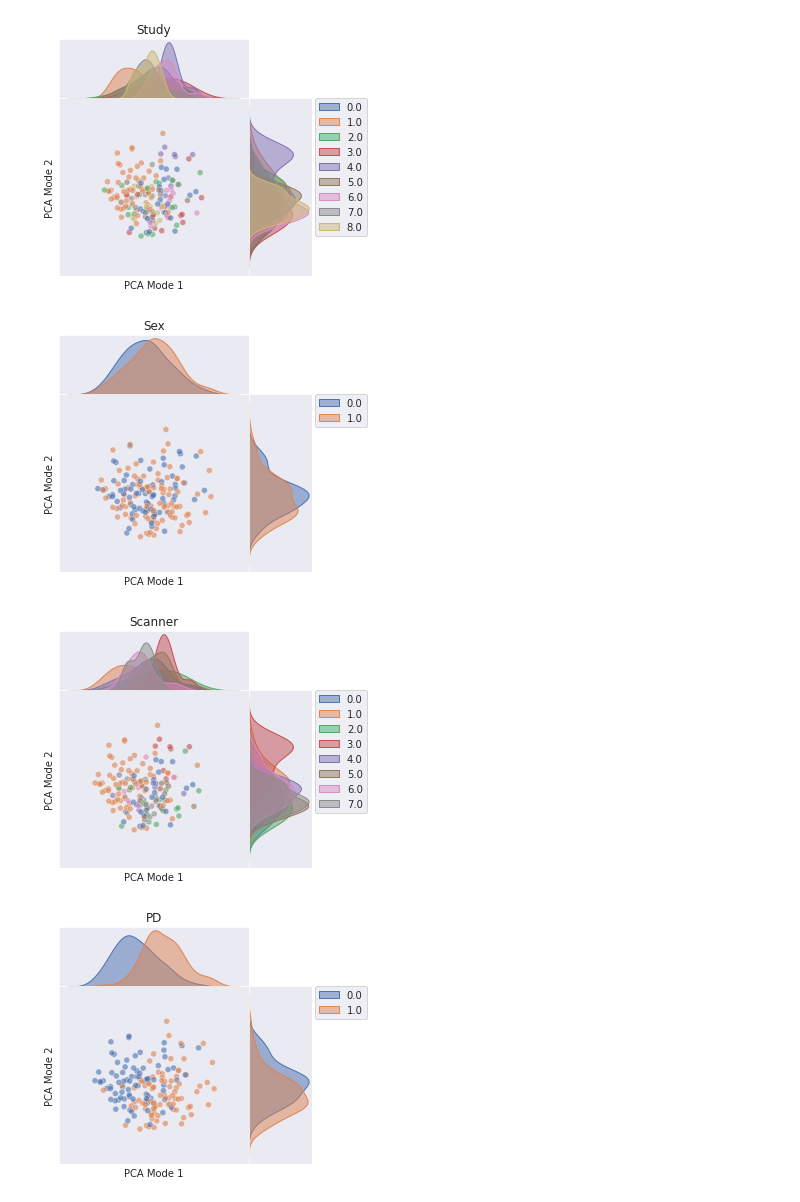
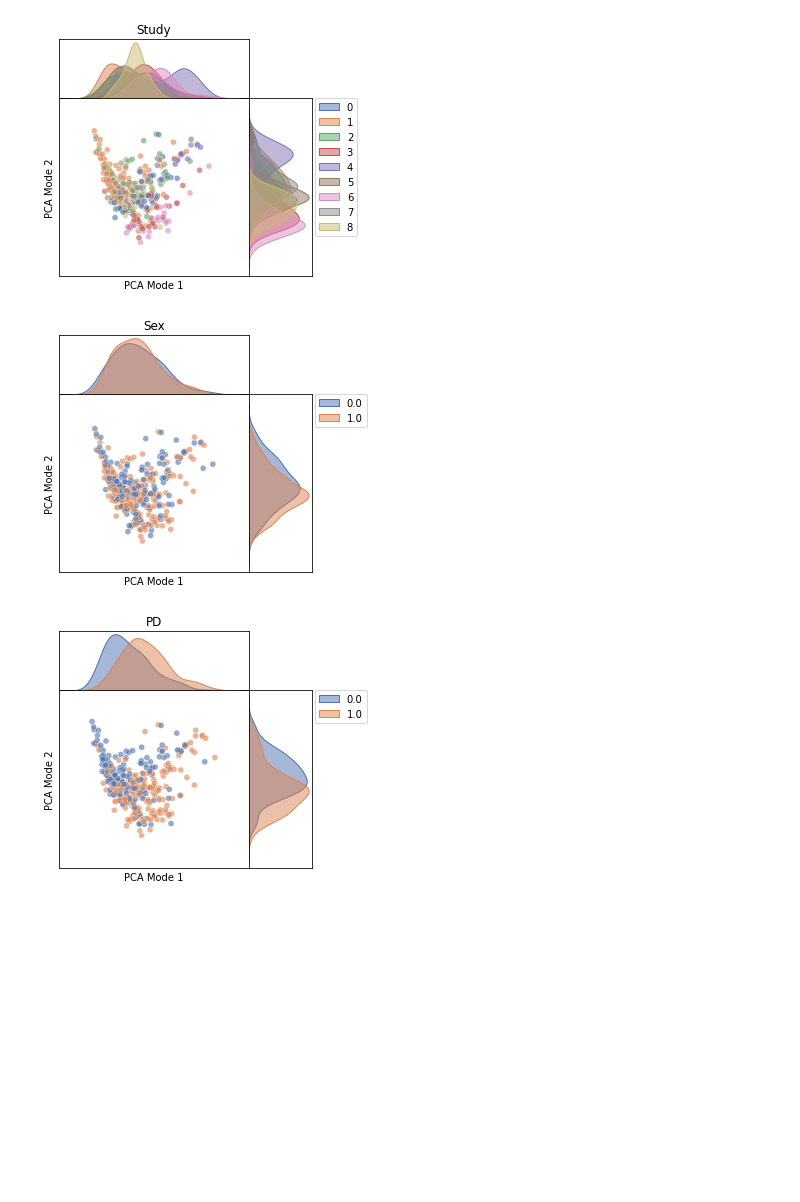
Before and after one commit to vibujithan/shortcut-analysis, a Jupyter notebook: PD/pca_analysis.ipynb, the cells around one changed output. Drawn from its saved outputs; the diff is of its cells as text; code cells hidden in the pictures; blank space fills up the shorter version.

```diff
--- a/PD/pca_analysis.ipynb
+++ b/PD/pca_analysis.ipynb
@@ -7,14 +12,16 @@ import seaborn as sns
 # %%
 mode = 'test'
 test_block = 'flat'
+ncauses =19
+nlatents = 64
 # %%
 import numpy as np
 
 data_loader = DataLoader(TD(f'/data/Data/PD/activations_{test_block}_{mode}'), batch_size=128, shuffle=False)
 data = np.array([v.numpy() for b in data_loader for v in b], dtype=object)
 # %%
-activations = data[:, 4:]
-pca = PCA(n_components=64)
+activations = data[:, ncauses:]
+pca = PCA(n_components=nlatents)
 pca_result = pca.fit_transform(activations)
 # %%
 def joint_plot(x, y, col, name):
@@ -62,13 +69,10 @@ def joint_plot(x, y, col, name):
 
     return fig
 # %%
-names = ['Study', 'Sex', 'Scanner', 'PD']
-
-for c, n in enumerate(names):
-    joint_plot(pca_result[:, 0], pca_result[:, 1], data[:, c], n).savefig(
-        f'/data/Papers/MICCAI-biases/pca/{mode}_{test_block}_pca_{n}.pdf')
+joint_plot(pca_result[:, 0], pca_result[:, 1], np.argmax(data[:, :9],axis=1), 'Study').savefig(f'/data/Papers/MICCAI-biases/pca/{mode}_{test_block}_pca_Study.pdf')
+joint_plot(pca_result[:, 0], pca_result[:, 1], data[:, 9], 'Sex').savefig(f'/data/Papers/MICCAI-biases/pca/{mode}_{test_block}_pca_Sex.pdf')
+joint_plot(pca_result[:, 0], pca_result[:, 1], data[:, 18], 'PD').savefig(f'/data/Papers/MICCAI-biases/pca/{mode}_{test_block}_pca_PD.pdf')
 # %% [output]
-[figure, old version]
+[figure, new version]
-[figure, old version]
+[figure, new version]
-[figure, old version]
+[figure, new version]
-[figure, removed]
```
Also changed, not shown: parts of 1 cell of this notebook, 1 other file.
